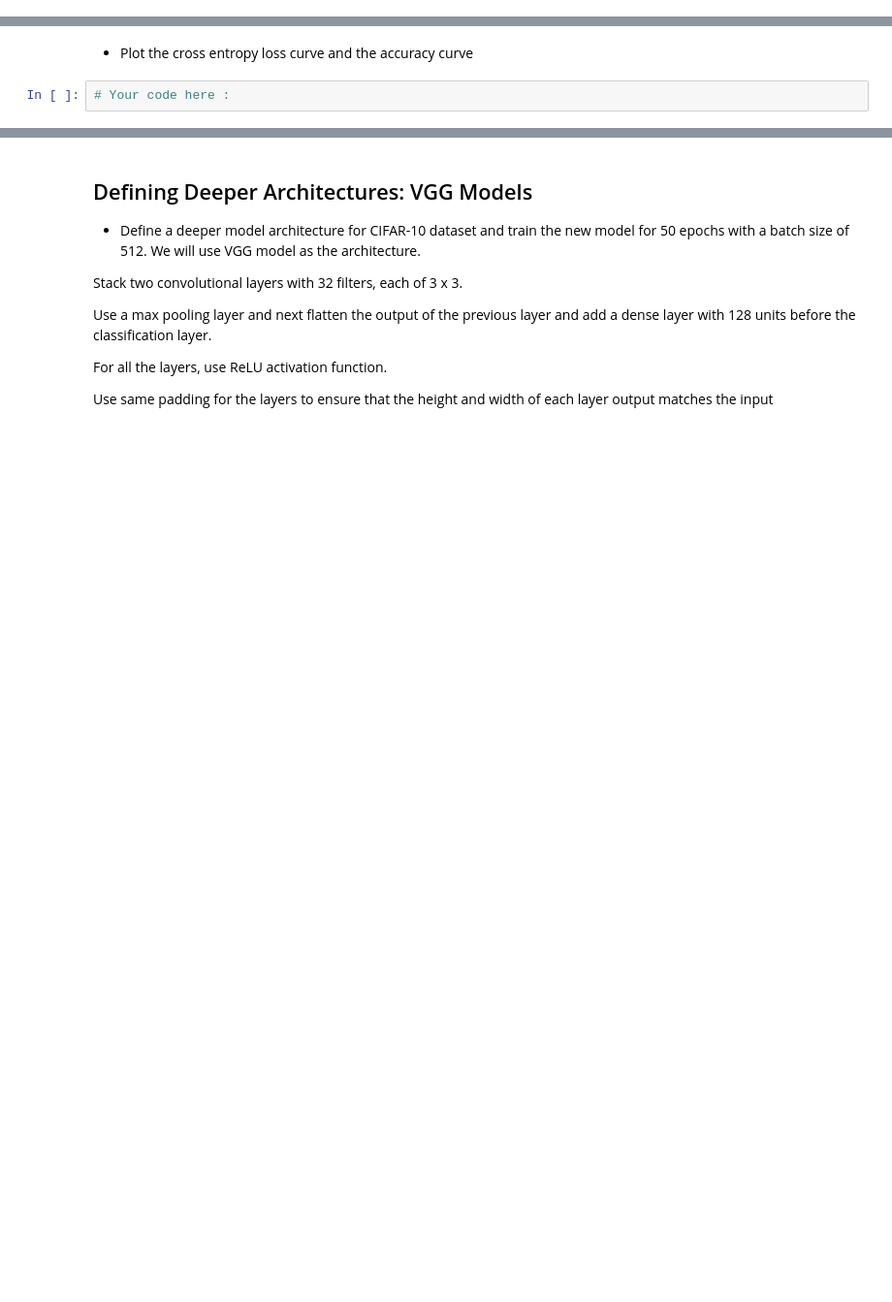
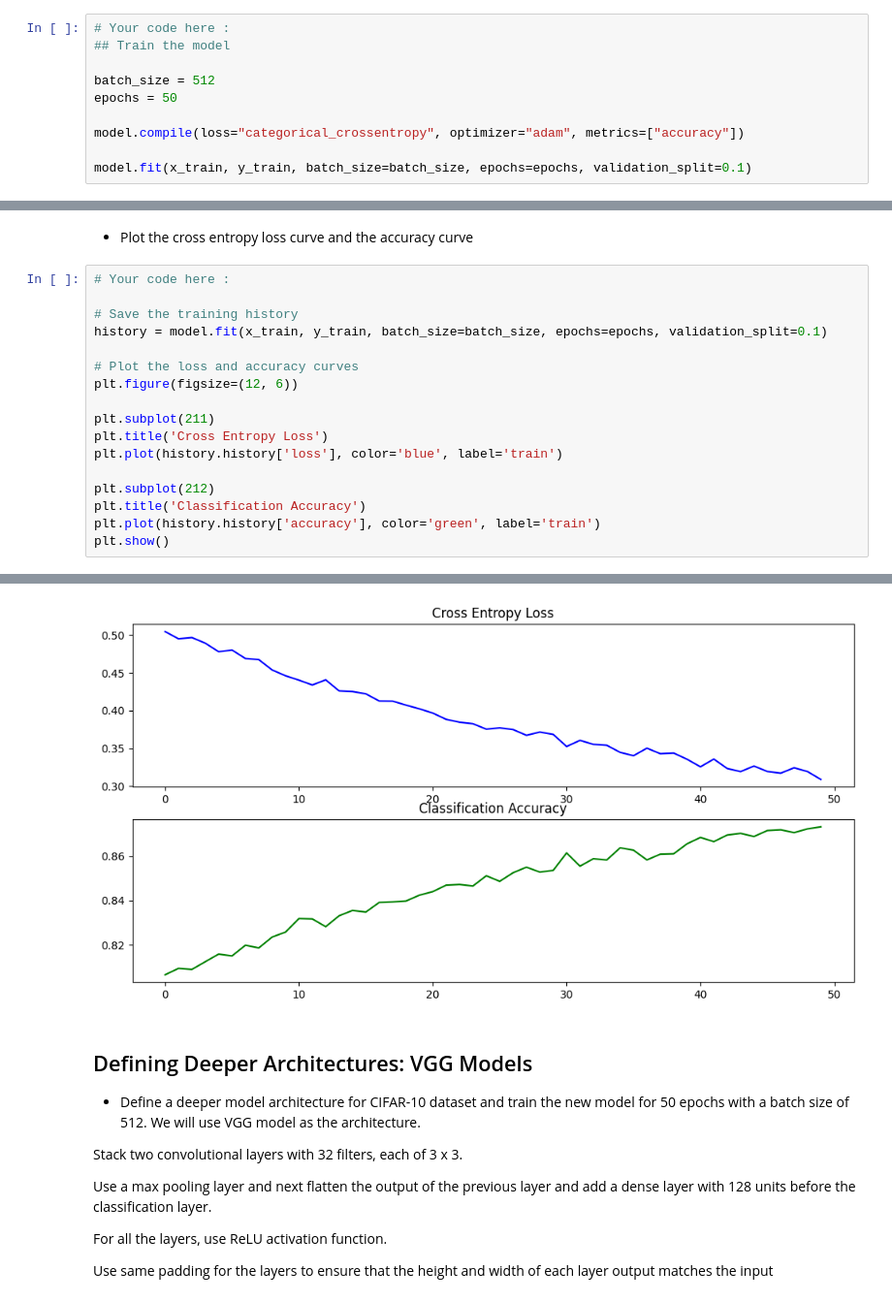
Before and after one commit to ironhack-labs/lab-image-classification-using-convolutional-neural-networks, a Jupyter notebook: main.ipynb, the cells around one changed output, grey strips where cells are left out. Shown at 97% size. Drawn from its saved outputs; the diff is of its cells as text; blank space fills up the shorter version.

```diff
--- a/main.ipynb
+++ b/main.ipynb
@@ -167,0 +189,10 @@ x_train shape: (50000, 32, 32, 3)
+# %%
+# Your code here :
+## Train the model
+
+batch_size = 512
+epochs = 50
+
+model.compile(loss="categorical_crossentropy", optimizer="adam", metrics=["accuracy"])
+
+model.fit(x_train, y_train, batch_size=batch_size, epochs=epochs, validation_split=0.1)
@@ -168,4 +218,20 @@ x_train shape: (50000, 32, 32, 3)
 # %% [markdown]
 *   Plot the cross entropy loss curve and the accuracy curve
-# %%
-# Your code here :
+# %%
+# Your code here :
+
+# Save the training history
+history = model.fit(x_train, y_train, batch_size=batch_size, epochs=epochs, validation_split=0.1)
+
+# Plot the loss and accuracy curves
+plt.figure(figsize=(12, 6))
+
+plt.subplot(211)
+plt.title('Cross Entropy Loss')
+plt.plot(history.history['loss'], color='blue', label='train')
+
+plt.subplot(212)
+plt.title('Classification Accuracy')
+plt.plot(history.history['accuracy'], color='green', label='train')
+plt.show()
+# %% [output]
@@ -172,3 +255,4 @@ x_train shape: (50000, 32, 32, 3)
+[figure, added]
 # %% [markdown]
 ## Defining Deeper Architectures: VGG Models
 
```
Also changed, not shown: parts of 23 cells of this notebook.
